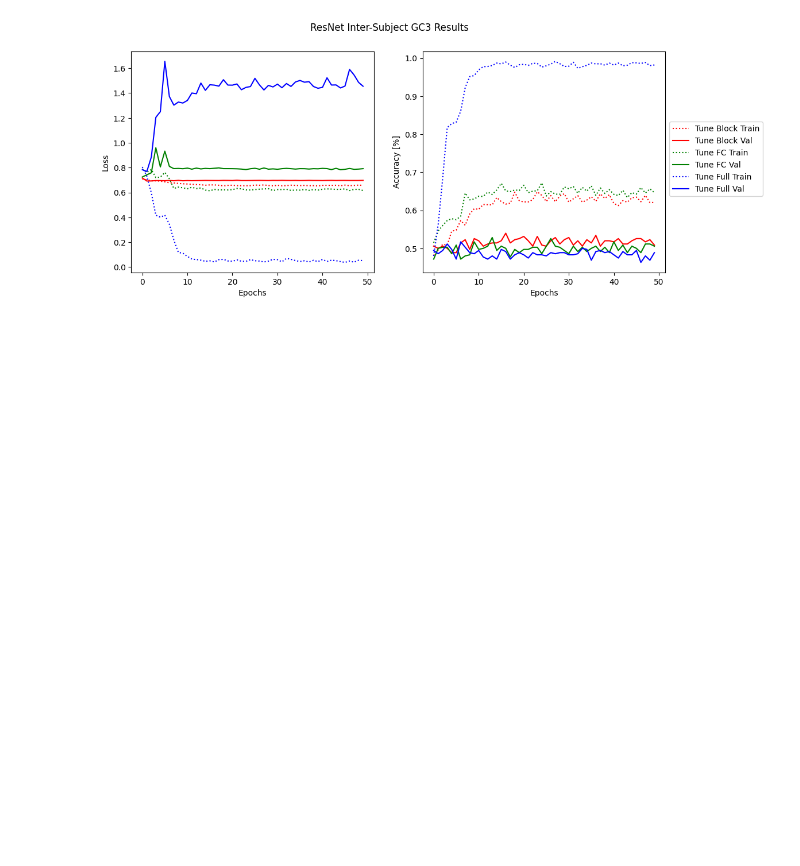
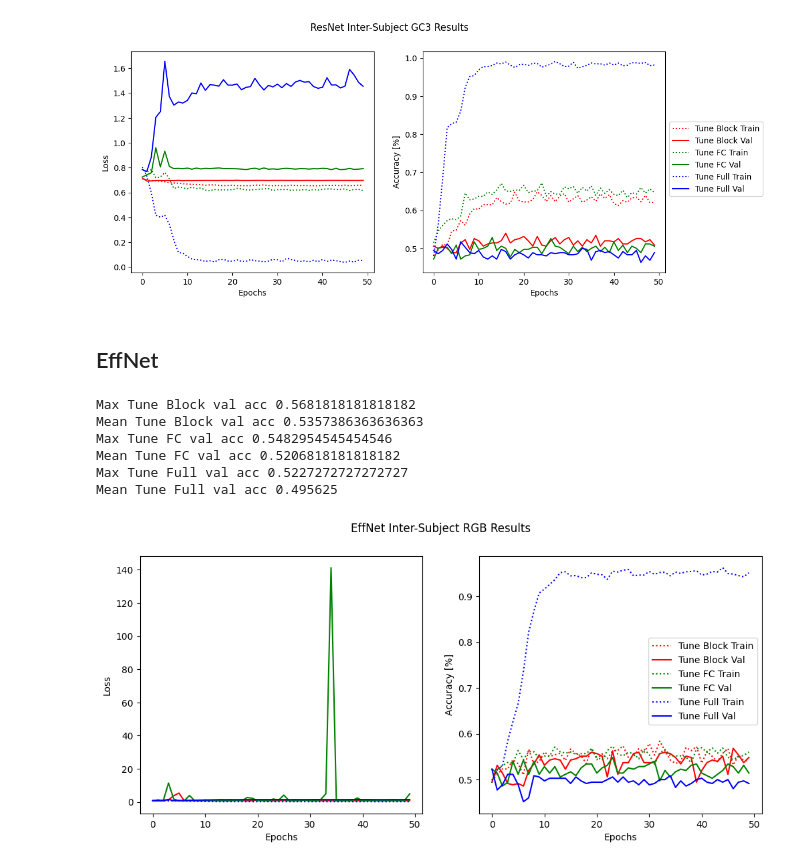
Before and after one commit to duedahl/LU_EEG_Classification, a Jupyter notebook: Visuals_Res.ipynb, the cells around one changed output. Cells and saved outputs as stored; diff of their text form; code cells hidden in the pictures; blank space fills up the shorter version.

Commit message:
visuals for last inter

```diff
--- a/Visuals_Res.ipynb
+++ b/Visuals_Res.ipynb
@@ -145,3 +147,34 @@ Mean Tune FC val acc 0.4986931818181819
 Max Tune Full val acc 0.5170454545454546
 Mean Tune Full val acc 0.48625
 [figure]
+# %% [markdown]
+## EffNet
+# %%
+#def LoadResults(model):
+model = "EffNet"
+respath = "res_"+model
+allfiles = os.listdir(respath)
+datfiles = [file for file in allfiles if file[-4:]=="json"]
+gc3dat = [file for file in datfiles if file.__contains__("GC3")]
+rgbdat = [file for file in datfiles if file.__contains__("RGB")]
+gc3paths = [os.path.join(respath,file) for file in gc3dat]
+rgbpaths = [os.path.join(respath,file) for file in rgbdat]
+
+for i in range(len(gc3dat)):
+    with open(gc3paths[i]) as f:
+        gc3dat[i] = json.load(f)
+for i in range(len(rgbdat)):
+    with open(rgbpaths[i]) as f:
+        rgbdat[i] = json.load(f)
+
+# Results loaded
+# %%
+plotRes(rgbdat, suptitle=model+" Inter-Subject RGB Results", color="RGB")
+# %% [output]
+Max Tune Block val acc 0.5681818181818182
+Mean Tune Block val acc 0.5357386363636363
+Max Tune FC val acc 0.5482954545454546
+Mean Tune FC val acc 0.5206818181818182
+Max Tune Full val acc 0.5227272727272727
+Mean Tune Full val acc 0.495625
+[figure, added]
```
Also changed, not shown: parts of 2 cells of this notebook.
